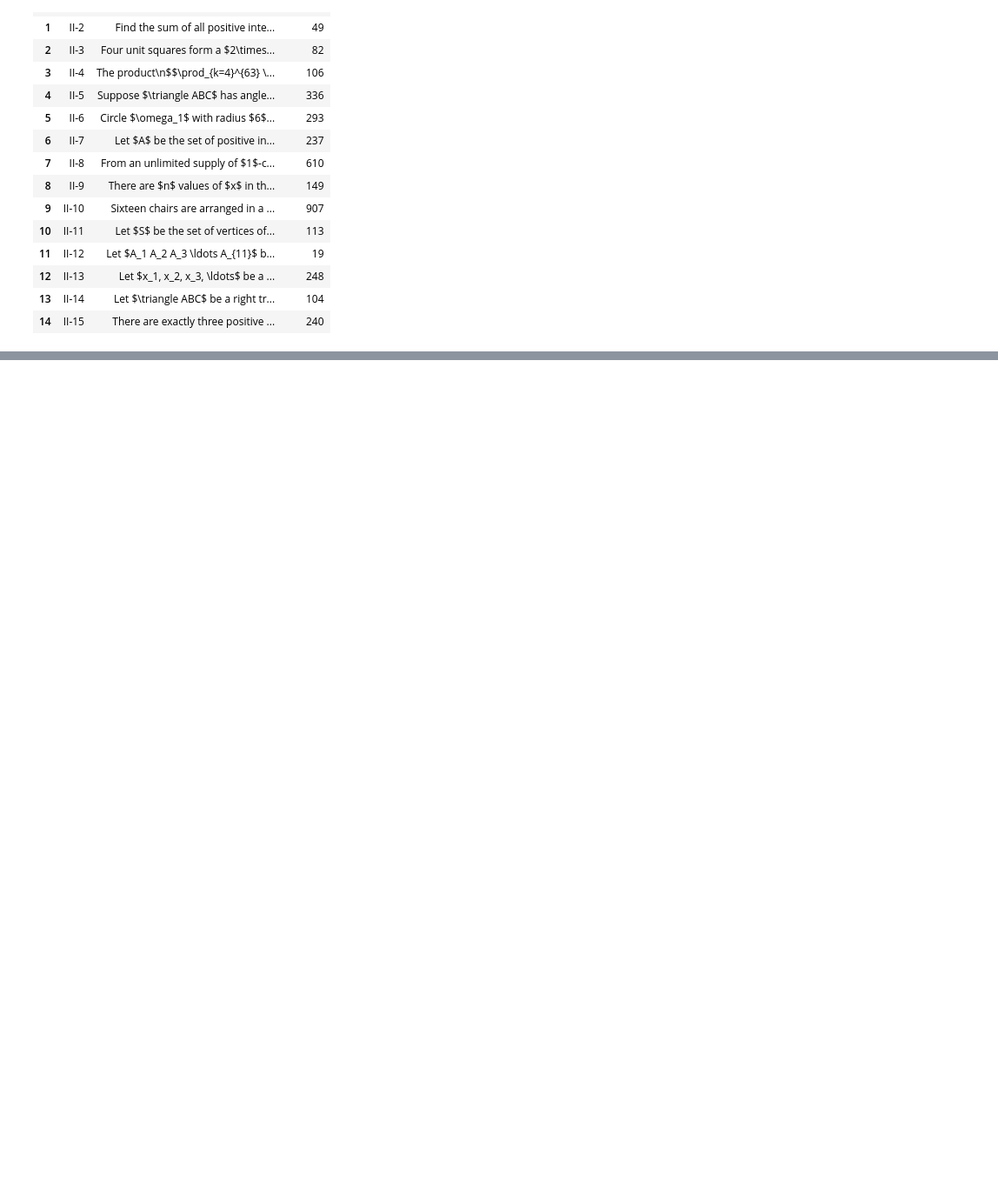
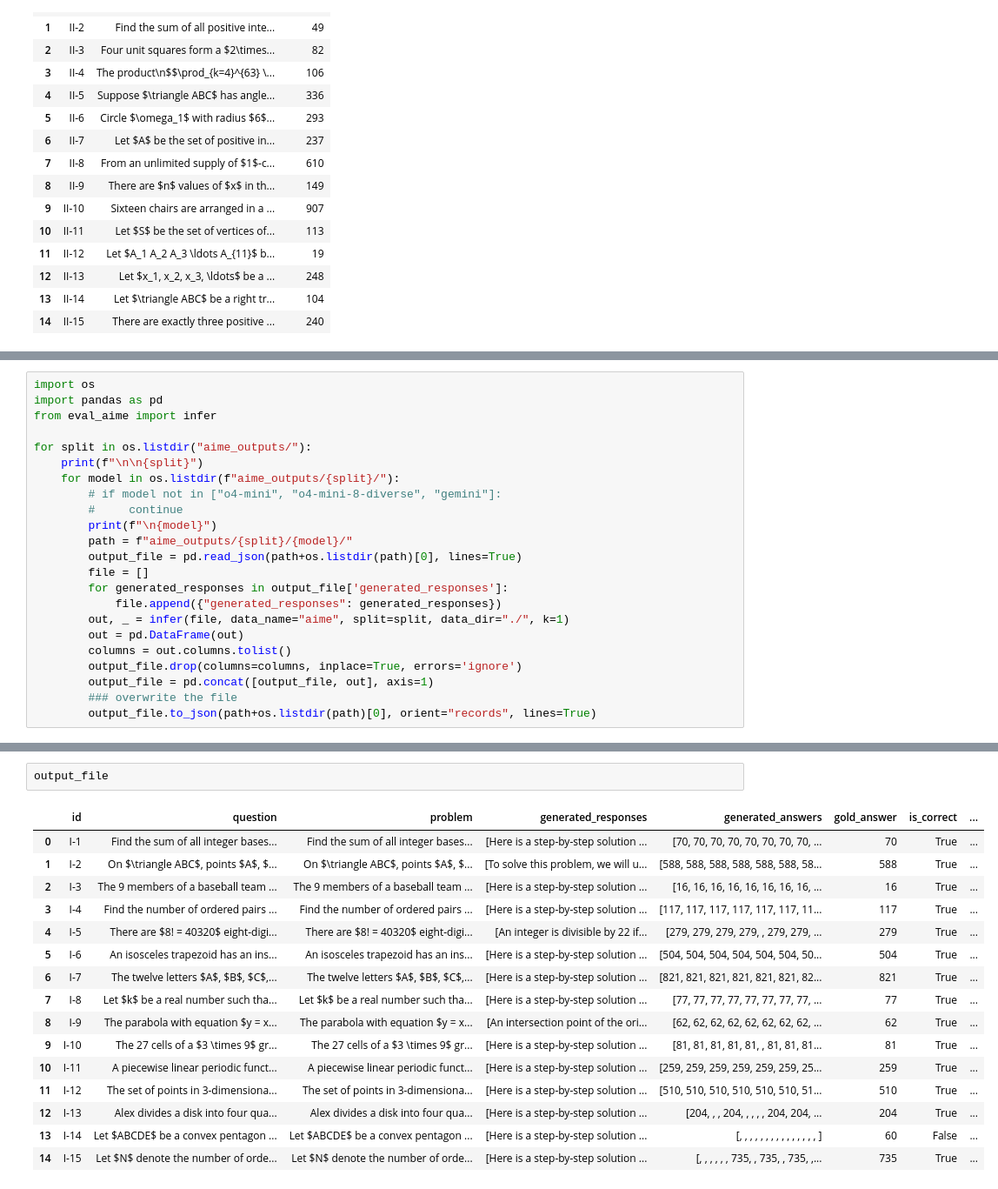
Before and after one commit to FrozenWolf-Cyber/Math-PRM, a Jupyter notebook: aime_test.ipynb, the cells around one changed output, grey strips where cells are left out. Shown: that part at 87% size. Cells and saved outputs as stored; diff of their text form; blank space fills up the shorter version.

Commit message:
o4-mini validation integrated, local sanity run done

```diff
--- a/aime_test.ipynb
+++ b/aime_test.ipynb
@@ -373,0 +360,23 @@ Prediction is correct: True
+# %%
+import os
+import pandas as pd
+from eval_aime import infer
+
+for split in os.listdir("aime_outputs/"):
+    print(f"\n\n{split}")
+    for model in os.listdir(f"aime_outputs/{split}/"):
+        # if model not in ["o4-mini", "o4-mini-8-diverse", "gemini"]:
+        #     continue
+        print(f"\n{model}")
+        path = f"aime_outputs/{split}/{model}/"
+        output_file = pd.read_json(path+os.listdir(path)[0], lines=True)
+        file = []
+        for generated_responses in output_file['generated_responses']:
+            file.append({"generated_responses": generated_responses})
+        out, _ = infer(file, data_name="aime", split=split, data_dir="./", k=1)
+        out = pd.DataFrame(out)
+        columns = out.columns.tolist()
+        output_file.drop(columns=columns, inplace=True, errors='ignore')
+        output_file = pd.concat([output_file, out], axis=1)
+        ### overwrite the file
+        output_file.to_json(path+os.listdir(path)[0], orient="records", lines=True)
@@ -373,0 +401,19 @@ Prediction is correct: True
+# %%
+output_file
+# %% [output]
+|  | id | question | problem | generated_responses | generated_answers | gold_answer | is_correct | ... |
+| 0 | I-1 | Find the sum of all integer bases... | Find the sum of all integer bases... | [Here is a step-by-step solution ... | [70, 70, 70, 70, 70, 70, 70, 70, ... | 70 | True | ... |
+| 1 | I-2 | On $\triangle ABC$, points $A$, $... | On $\triangle ABC$, points $A$, $... | [To solve this problem, we will u... | [588, 588, 588, 588, 588, 588, 58... | 588 | True | ... |
+| 2 | I-3 | The 9 members of a baseball team ... | The 9 members of a baseball team ... | [Here is a step-by-step solution ... | [16, 16, 16, 16, 16, 16, 16, 16, ... | 16 | True | ... |
+| 3 | I-4 | Find the number of ordered pairs ... | Find the number of ordered pairs ... | [Here is a step-by-step solution ... | [117, 117, 117, 117, 117, 117, 11... | 117 | True | ... |
+| 4 | I-5 | There are $8! = 40320$ eight-digi... | There are $8! = 40320$ eight-digi... | [An integer is divisible by 22 if... | [279, 279, 279, 279, , 279, 279, ... | 279 | True | ... |
+| 5 | I-6 | An isosceles trapezoid has an ins... | An isosceles trapezoid has an ins... | [Here is a step-by-step solution ... | [504, 504, 504, 504, 504, 504, 50... | 504 | True | ... |
+| 6 | I-7 | The twelve letters $A$, $B$, $C$,... | The twelve letters $A$, $B$, $C$,... | [Here is a step-by-step solution ... | [821, 821, 821, 821, 821, 821, 82... | 821 | True | ... |
+| 7 | I-8 | Let $k$ be a real number such tha... | Let $k$ be a real number such tha... | [Here is a step-by-step solution ... | [77, 77, 77, 77, 77, 77, 77, 77, ... | 77 | True | ... |
+| 8 | I-9 | The parabola with equation $y = x... | The parabola with equation $y = x... | [An intersection point of the ori... | [62, 62, 62, 62, 62, 62, 62, 62, ... | 62 | True | ... |
+| 9 | I-10 | The 27 cells of a $3 \times 9$ gr... | The 27 cells of a $3 \times 9$ gr... | [Here is a step-by-step solution ... | [81, 81, 81, 81, 81, , 81, 81, 81... | 81 | True | ... |
+| 10 | I-11 | A piecewise linear periodic funct... | A piecewise linear periodic funct... | [Here is a step-by-step solution ... | [259, 259, 259, 259, 259, 259, 25... | 259 | True | ... |
+| 11 | I-12 | The set of points in 3-dimensiona... | The set of points in 3-dimensiona... | [Here is a step-by-step solution ... | [510, 510, 510, 510, 510, 510, 51... | 510 | True | ... |
+| 12 | I-13 | Alex divides a disk into four qua... | Alex divides a disk into four qua... | [Here is a step-by-step solution ... | [204, , , 204, , , , , 204, 204, ... | 204 | True | ... |
+| 13 | I-14 | Let $ABCDE$ be a convex pentagon ... | Let $ABCDE$ be a convex pentagon ... | [Here is a step-by-step solution ... | [, , , , , , , , , , , , , , , ] | 60 | False | ... |
+| 14 | I-15 | Let $N$ denote the number of orde... | Let $N$ denote the number of orde... | [Here is a step-by-step solution ... | [, , , , , , 735, , 735, , 735, ,... | 735 | True | ... |
```
Also changed, not shown: parts of 9 cells of this notebook, 19 other files.
